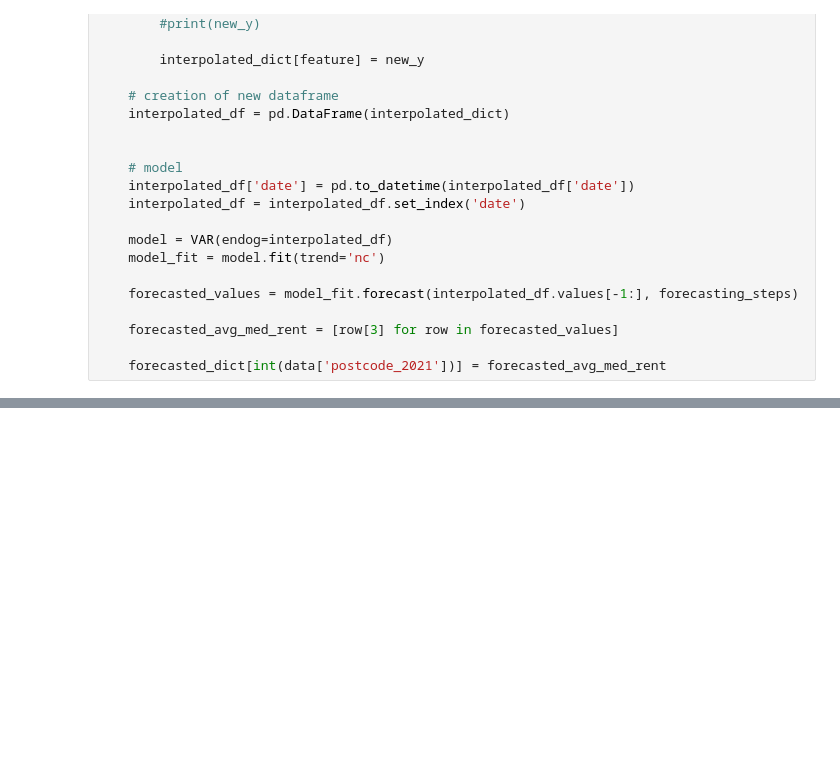
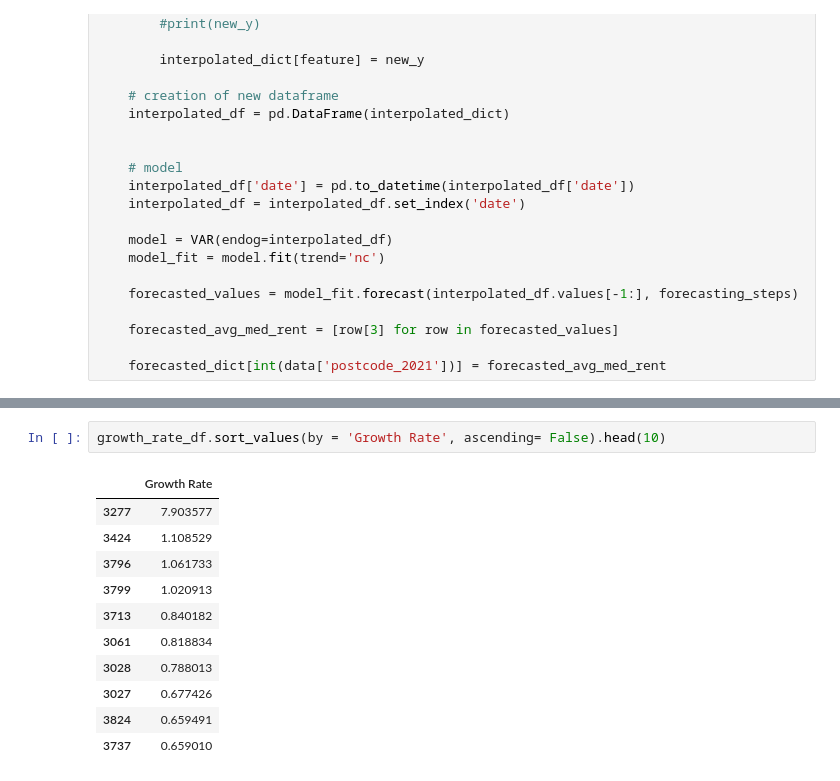
Before and after one commit to MAST30034-Applied-Data-Science/generic-real-estate-consulting-project-group-42, a Jupyter notebook: notebooks/forecasting.ipynb, the cells around one changed output, grey strips where cells are left out. Saved outputs shown, nothing was run; the diff lists cells and outputs as text; blank space fills up the shorter version.

```diff
--- a/notebooks/forecasting.ipynb
+++ b/notebooks/forecasting.ipynb
@@ -106,0 +144,14 @@ forecasted_dict
+# %%
+growth_rate_df.sort_values(by = 'Growth Rate', ascending= False).head(10)
+# %% [output]
+|  | Growth Rate |
+| 3277 | 7.903577 |
+| 3424 | 1.108529 |
+| 3796 | 1.061733 |
+| 3799 | 1.020913 |
+| 3713 | 0.840182 |
+| 3061 | 0.818834 |
+| 3028 | 0.788013 |
+| 3027 | 0.677426 |
+| 3824 | 0.659491 |
+| 3737 | 0.659010 |
```
Also changed, not shown: parts of 2 cells of this notebook.
